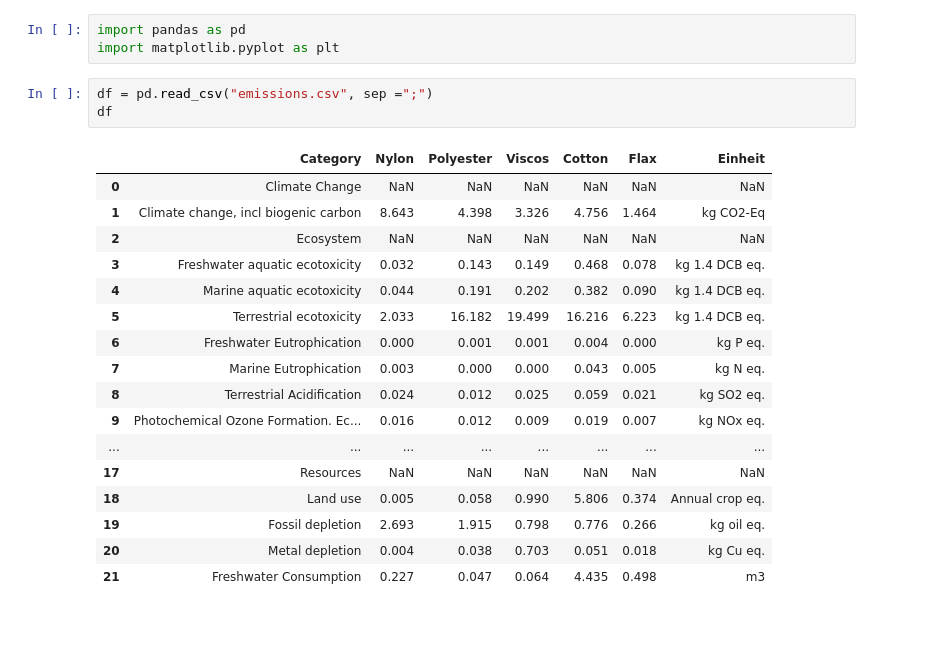
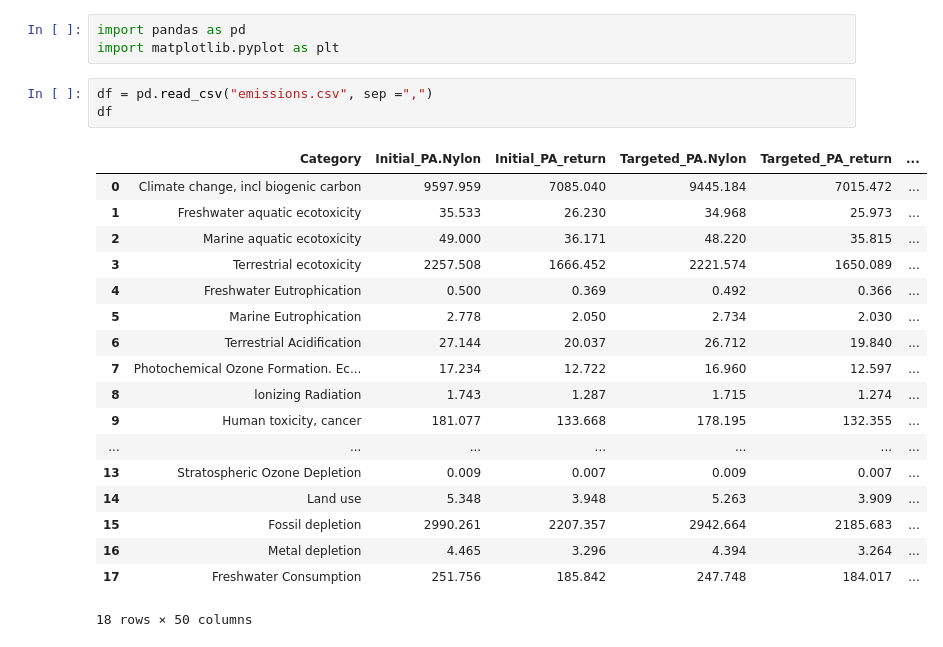
Before and after one commit to emilbreustedt/AWSI, a Jupyter notebook: Stoffemissionen/graphs.ipynb, the cells around one changed output. Drawn from its saved outputs; the diff is of its cells as text.

```diff
--- a/Stoffemissionen/graphs.ipynb
+++ b/Stoffemissionen/graphs.ipynb
@@ -2,25 +2,26 @@
 import pandas as pd
 import matplotlib.pyplot as plt
 # %%
-df = pd.read_csv("emissions.csv", sep =";")
+df = pd.read_csv("emissions.csv", sep =",")
 df
 # %% [output]
-|  | Category | Nylon | Polyester | Viscos | Cotton | Flax | Einheit |
-| 0 | Climate Change | NaN | NaN | NaN | NaN | NaN | NaN |
-| 1 | Climate change, incl biogenic carbon | 8.643 | 4.398 | 3.326 | 4.756 | 1.464 | kg CO2-Eq |
-| 2 | Ecosystem | NaN | NaN | NaN | NaN | NaN | NaN |
-| 3 | Freshwater aquatic ecotoxicity | 0.032 | 0.143 | 0.149 | 0.468 | 0.078 | kg 1.4 DCB eq. |
-| 4 | Marine aquatic ecotoxicity | 0.044 | 0.191 | 0.202 | 0.382 | 0.090 | kg 1.4 DCB eq. |
-| 5 | Terrestrial ecotoxicity | 2.033 | 16.182 | 19.499 | 16.216 | 6.223 | kg 1.4 DCB eq. |
-| 6 | Freshwater Eutrophication | 0.000 | 0.001 | 0.001 | 0.004 | 0.000 | kg P eq. |
-| 7 | Marine Eutrophication | 0.003 | 0.000 | 0.000 | 0.043 | 0.005 | kg N eq. |
-| 8 | Terrestrial Acidification | 0.024 | 0.012 | 0.025 | 0.059 | 0.021 | kg SO2 eq. |
-| 9 | Photochemical Ozone Formation. Ec... | 0.016 | 0.012 | 0.009 | 0.019 | 0.007 | kg NOx eq. |
-| ... | ... | ... | ... | ... | ... | ... | ... |
-| 17 | Resources | NaN | NaN | NaN | NaN | NaN | NaN |
-| 18 | Land use | 0.005 | 0.058 | 0.990 | 5.806 | 0.374 | Annual crop eq. |
-| 19 | Fossil depletion | 2.693 | 1.915 | 0.798 | 0.776 | 0.266 | kg oil eq. |
-| 20 | Metal depletion | 0.004 | 0.038 | 0.703 | 0.051 | 0.018 | kg Cu eq. |
-| 21 | Freshwater Consumption | 0.227 | 0.047 | 0.064 | 4.435 | 0.498 | m3 |
+|  | Category | Initial_PA.Nylon | Initial_PA_return | Targeted_PA.Nylon | Targeted_PA_return | ... |
+| 0 | Climate change, incl biogenic carbon | 9597.959 | 7085.040 | 9445.184 | 7015.472 | ... |
+| 1 | Freshwater aquatic ecotoxicity | 35.533 | 26.230 | 34.968 | 25.973 | ... |
+| 2 | Marine aquatic ecotoxicity | 49.000 | 36.171 | 48.220 | 35.815 | ... |
+| 3 | Terrestrial ecotoxicity | 2257.508 | 1666.452 | 2221.574 | 1650.089 | ... |
+| 4 | Freshwater Eutrophication | 0.500 | 0.369 | 0.492 | 0.366 | ... |
+| 5 | Marine Eutrophication | 2.778 | 2.050 | 2.734 | 2.030 | ... |
+| 6 | Terrestrial Acidification | 27.144 | 20.037 | 26.712 | 19.840 | ... |
+| 7 | Photochemical Ozone Formation. Ec... | 17.234 | 12.722 | 16.960 | 12.597 | ... |
+| 8 | lonizing Radiation | 1.743 | 1.287 | 1.715 | 1.274 | ... |
+| 9 | Human toxicity, cancer | 181.077 | 133.668 | 178.195 | 132.355 | ... |
+| ... | ... | ... | ... | ... | ... | ... |
+| 13 | Stratospheric Ozone Depletion | 0.009 | 0.007 | 0.009 | 0.007 | ... |
+| 14 | Land use | 5.348 | 3.948 | 5.263 | 3.909 | ... |
+| 15 | Fossil depletion | 2990.261 | 2207.357 | 2942.664 | 2185.683 | ... |
+| 16 | Metal depletion | 4.465 | 3.296 | 4.394 | 3.264 | ... |
+| 17 | Freshwater Consumption | 251.756 | 185.842 | 247.748 | 184.017 | ... |
+18 rows × 50 columns
 # %%
 df = df[df.Category.isin(["Climate change, incl biogenic carbon",
```
Also changed, not shown: parts of 5 cells of this notebook, 1 other file.
